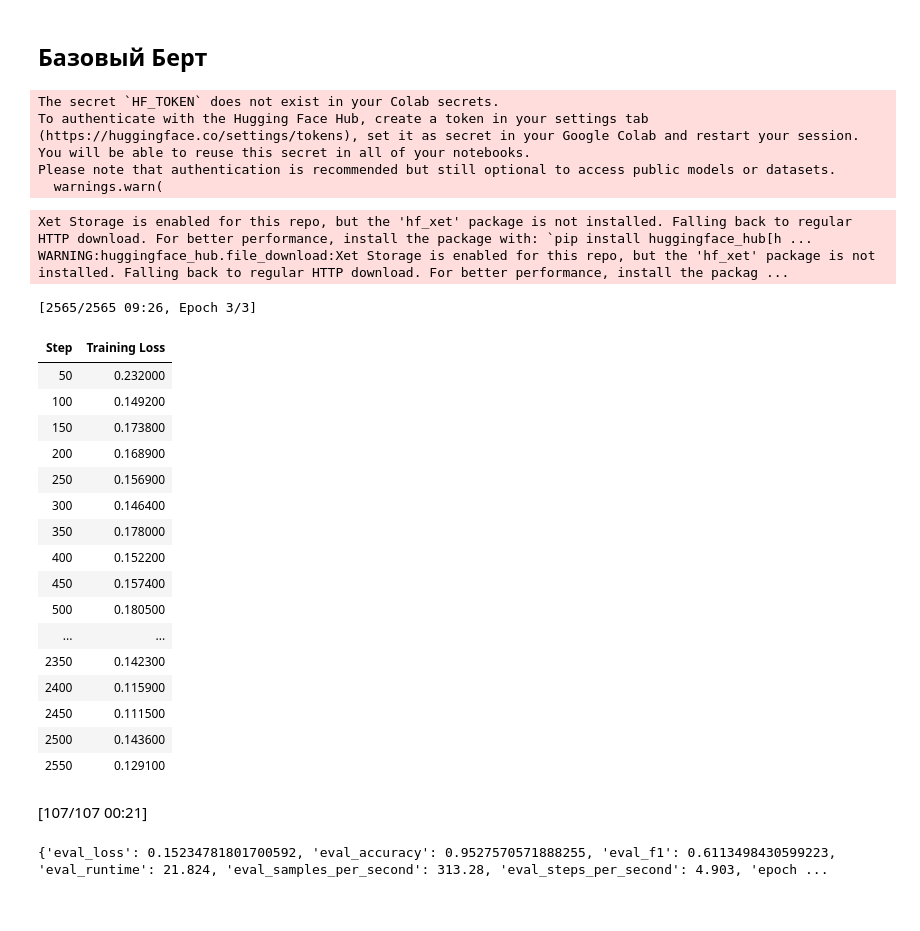
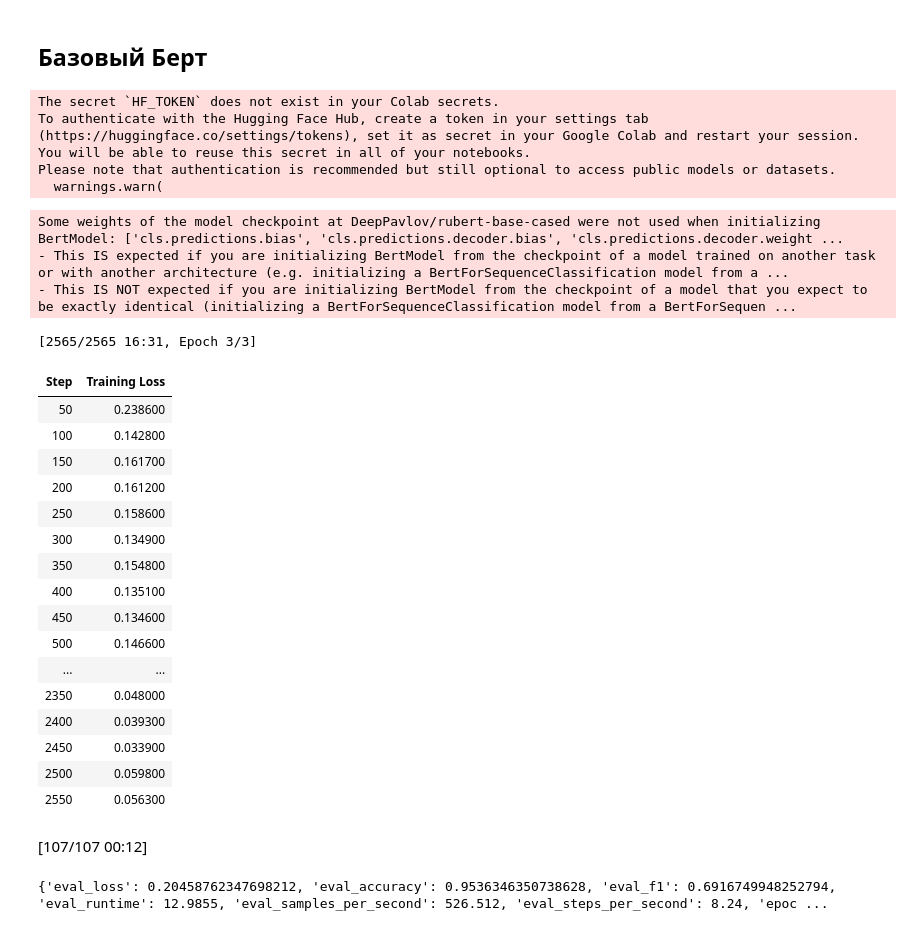
Before and after one commit to l-htfld/semantic_experiments, a Jupyter notebook: enchanced_corp_exp.ipynb, the cells around one changed output. Cells and saved outputs as stored; diff of their text form; code cells hidden in the pictures.

```diff
--- a/enchanced_corp_exp.ipynb
+++ b/enchanced_corp_exp.ipynb
@@ -265,7 +267,7 @@ from transformers import BertModel, BertConfig
 # %%
 class CustomBertClassifier(nn.Module):
     def __init__(self,
-                 pretrained_model_name: str = 'bert-base-uncased',
+                 pretrained_model_name: str = 'DeepPavlov/rubert-base-cased',
                  num_labels: int = 2,
                  hidden_dim: int = 768,
                  dropout_prob: float = 0.1):
@@ -332,7 +334,7 @@ train_df, test_df = train_test_split(
 )
 
 # Токенизация
-tokenizer = BertTokenizer.from_pretrained('bert-base-uncased')
+tokenizer = BertTokenizer.from_pretrained('DeepPavlov/rubert-base-cased')
 
 @dataclass
 class NERFeatures:
@@ -374,7 +376,7 @@ test_dataset  = SarcasmDataset(test_df, tokenizer)
 
 # Загрузка модели
 model = CustomBertClassifier(
-    pretrained_model_name='bert-base-uncased',
+    pretrained_model_name='DeepPavlov/rubert-base-cased',
     num_labels=2,
     hidden_dim=768,
     dropout_prob=0.1
@@ -408,51 +410,52 @@ training_args = TrainingArguments(
     save_steps=500,
     save_total_limit=1,
 
     load_best_model_at_end=False,
     metric_for_best_model="accuracy",
     report_to="tensorboard",
 )
 
 # Трейнер
 trainer = Trainer(
     model=model,
     args=training_args,
     train_dataset=train_dataset,
     eval_dataset=test_dataset,
     compute_metrics=compute_metrics
 )
 
 # Обучение и оценка
 trainer.train()
 results = trainer.evaluate()
 print(results)
 # Сохраняем лучшую модель
 trainer.save_model('./best_model')
 # %% [output]
 The secret `HF_TOKEN` does not exist in your Colab secrets.
 To authenticate with the Hugging Face Hub, create a token in your settings tab (https://huggingface.co/settings/tokens), set it as secret in your Google Colab and restart your session.
 You will be able to reuse this secret in all of your notebooks.
 Please note that authentication is recommended but still optional to access public models or datasets.
   warnings.warn(
-Xet Storage is enabled for this repo, but the 'hf_xet' package is not installed. Falling back to regular HTTP download. For better performance, install the package with: `pip install huggingface_hub[h ...
-WARNING:huggingface_hub.file_download:Xet Storage is enabled for this repo, but the 'hf_xet' package is not installed. Falling back to regular HTTP download. For better performance, install the packag ...
+Some weights of the model checkpoint at DeepPavlov/rubert-base-cased were not used when initializing BertModel: ['cls.predictions.bias', 'cls.predictions.decoder.bias', 'cls.predictions.decoder.weight ...
+- This IS expected if you are initializing BertModel from the checkpoint of a model trained on another task or with another architecture (e.g. initializing a BertForSequenceClassification model from a ...
+- This IS NOT expected if you are initializing BertModel from the checkpoint of a model that you expect to be exactly identical (initializing a BertForSequenceClassification model from a BertForSequen ...
-[2565/2565 09:26, Epoch 3/3]
+[2565/2565 16:31, Epoch 3/3]
 | Step | Training Loss |
-| 50 | 0.232000 |
-| 100 | 0.149200 |
-| 150 | 0.173800 |
-| 200 | 0.168900 |
-| 250 | 0.156900 |
-| 300 | 0.146400 |
-| 350 | 0.178000 |
-| 400 | 0.152200 |
-| 450 | 0.157400 |
-| 500 | 0.180500 |
+| 50 | 0.238600 |
+| 100 | 0.142800 |
+| 150 | 0.161700 |
+| 200 | 0.161200 |
+| 250 | 0.158600 |
+| 300 | 0.134900 |
+| 350 | 0.154800 |
+| 400 | 0.135100 |
+| 450 | 0.134600 |
+| 500 | 0.146600 |
 | ... | ... |
-| 2350 | 0.142300 |
-| 2400 | 0.115900 |
-| 2450 | 0.111500 |
-| 2500 | 0.143600 |
-| 2550 | 0.129100 |
+| 2350 | 0.048000 |
+| 2400 | 0.039300 |
+| 2450 | 0.033900 |
+| 2500 | 0.059800 |
+| 2550 | 0.056300 |
-[107/107 00:21]
+[107/107 00:12]
-{'eval_loss': 0.15234781801700592, 'eval_accuracy': 0.9527570571888255, 'eval_f1': 0.6113498430599223, 'eval_runtime': 21.824, 'eval_samples_per_second': 313.28, 'eval_steps_per_second': 4.903, 'epoch ...
+{'eval_loss': 0.20458762347698212, 'eval_accuracy': 0.9536346350738628, 'eval_f1': 0.6916749948252794, 'eval_runtime': 12.9855, 'eval_samples_per_second': 526.512, 'eval_steps_per_second': 8.24, 'epoc ...
```
Also changed, not shown: parts of 3 cells of this notebook, 2 other files.
